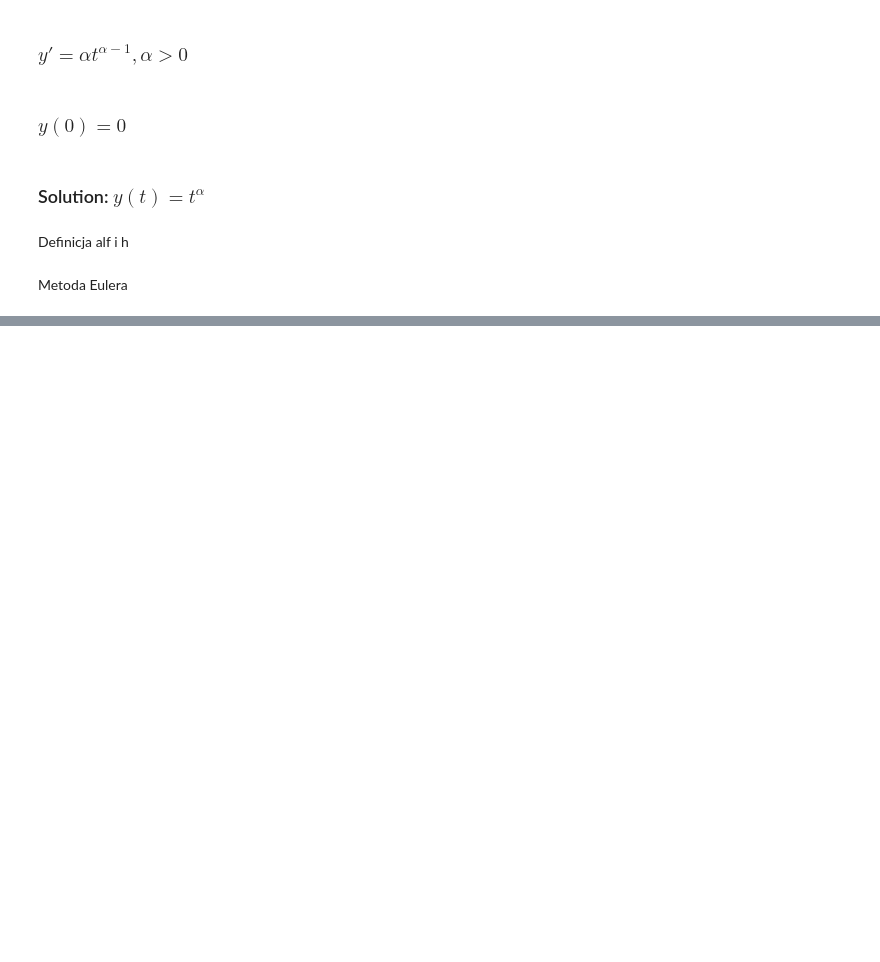
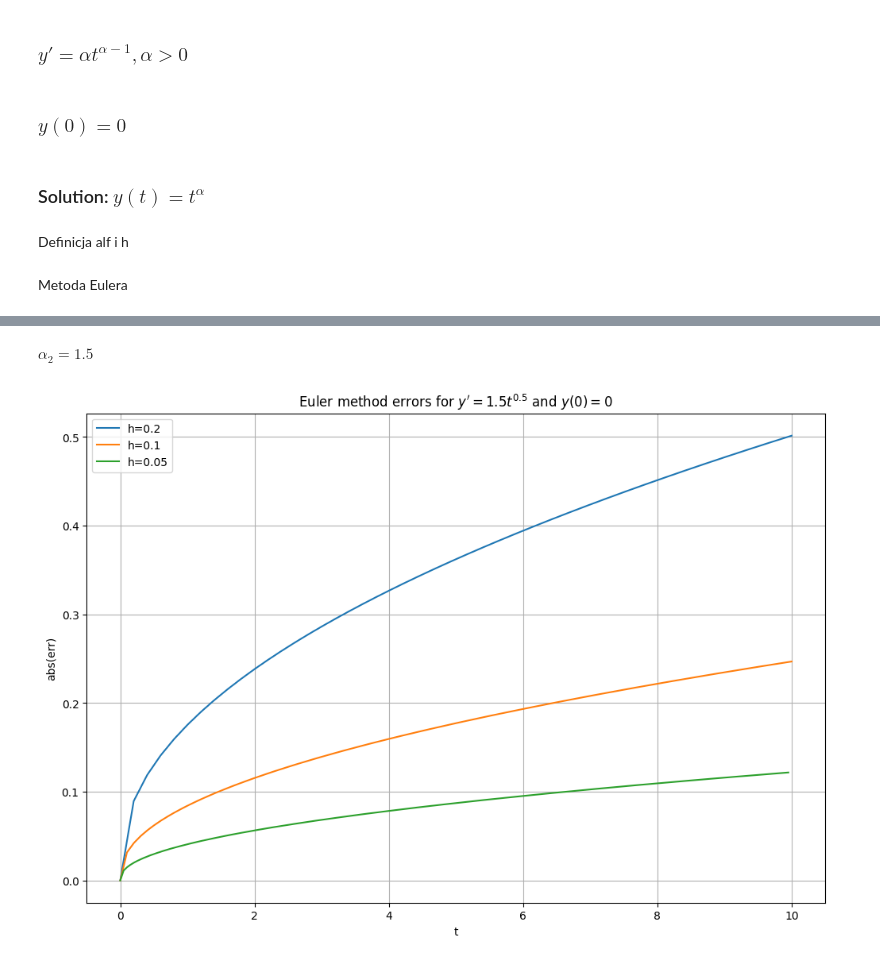
Before and after one commit to Mosder/agh, a Jupyter notebook: sem4/mownit/lab09/zad6.ipynb, the cells around one changed output, grey strips where cells are left out. Cells and saved outputs as stored; diff of their text form; code cells hidden in the pictures; blank space fills up the shorter version.

```diff
--- a/sem4/mownit/lab09/zad6.ipynb
+++ b/sem4/mownit/lab09/zad6.ipynb
@@ -30,9 +30,9 @@ def y(alpha, t):
 Definicja alf i h
 # %%
 # define alphas
-alphas = [2.5, 1.5, 1.1]
+alphas = np.array([2.5, 1.5, 1.1], dtype=np.float64)
 # define hs
-hs = [0.2, 0.1, 0.05]
+hs = np.array([0.2, 0.1, 0.05], dtype=np.float64)
 # %% [markdown]
 Metoda Eulera
 # %%
@@ -79,0 +84,7 @@ plot_result(alphas[0], t0, t_end, hs, results1)
+# %% [markdown]
+$\alpha_2 = 1.5$
+# %%
+# plot errors
+plot_errors(alphas[1], t0, t_end, hs, results2)
+# %% [output]
+[figure, added]
```
Also changed, not shown: parts of 22 cells of this notebook, 9 other files.
